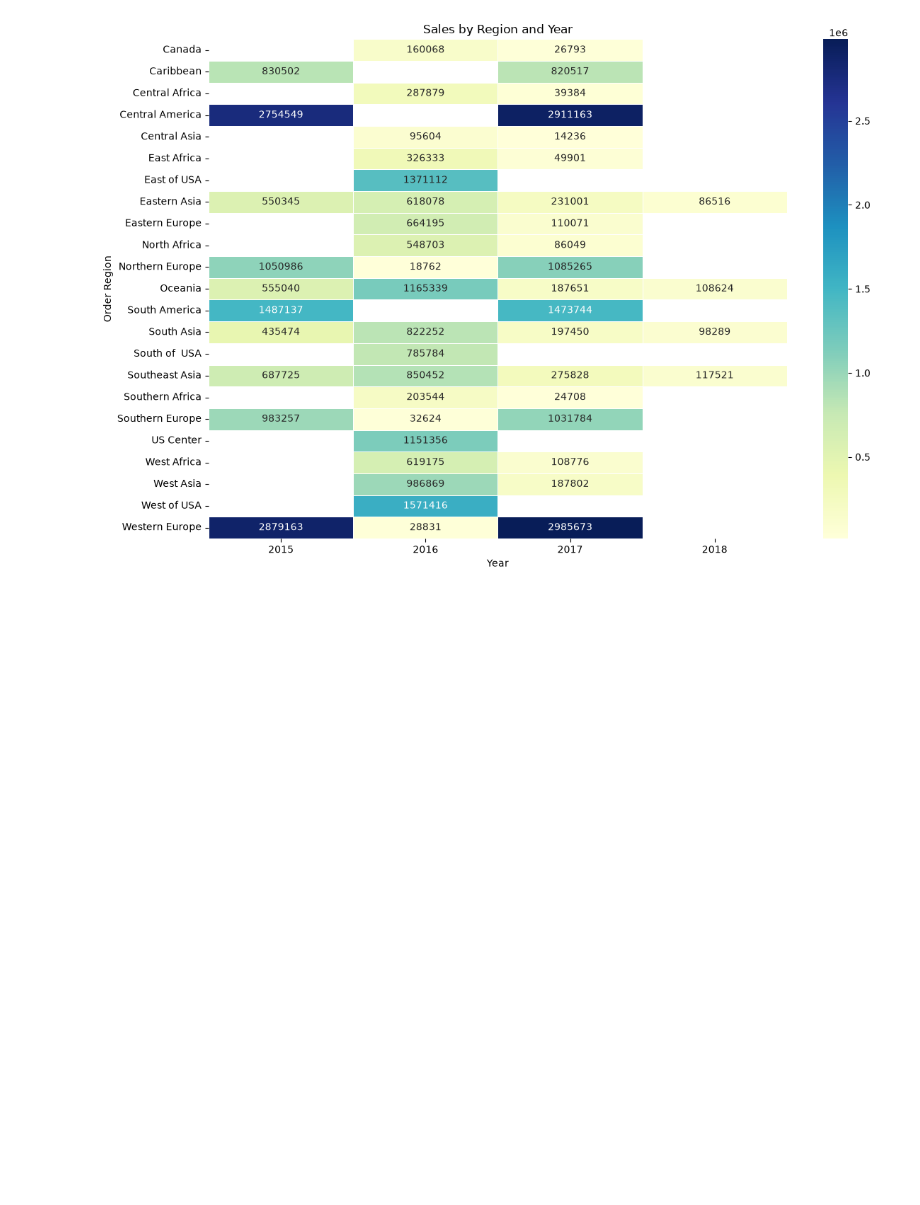
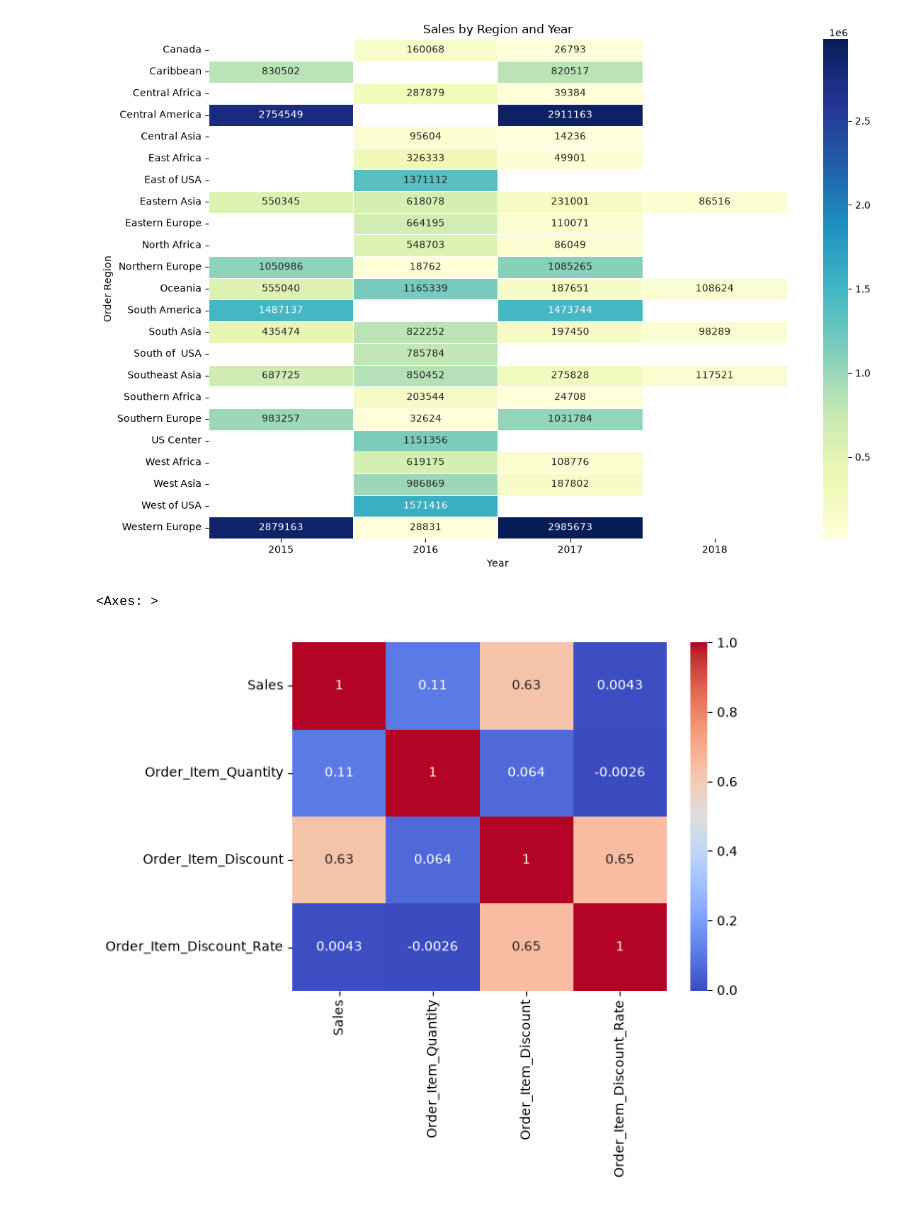
Before and after one commit to Mina-Makram-001/2B_Data_Science_Portfolio, a Jupyter notebook: 2_Cleaning_P2_&_EDA.ipynb, the cells around one changed output. Saved outputs shown, nothing was run; the diff lists cells and outputs as text; code cells hidden in the pictures; blank space fills up the shorter version.

```diff
--- a/2_Cleaning_P2_&_EDA.ipynb
+++ b/2_Cleaning_P2_&_EDA.ipynb
@@ -365,3 +368,9 @@ plt.tight_layout()
 plt.show()
 # %% [output]
 [figure]
+# %%
+df_h = df_Com_Stat[['Sales', 'Order_Item_Quantity', 'Order_Item_Discount', 'Order_Item_Discount_Rate']].corr()
+sns.heatmap(df_h, annot=True, cmap='coolwarm')
+# %% [output]
+<Axes: >
+[figure, added]
```
Also changed, not shown: parts of 4 cells of this notebook, 3 other files.
